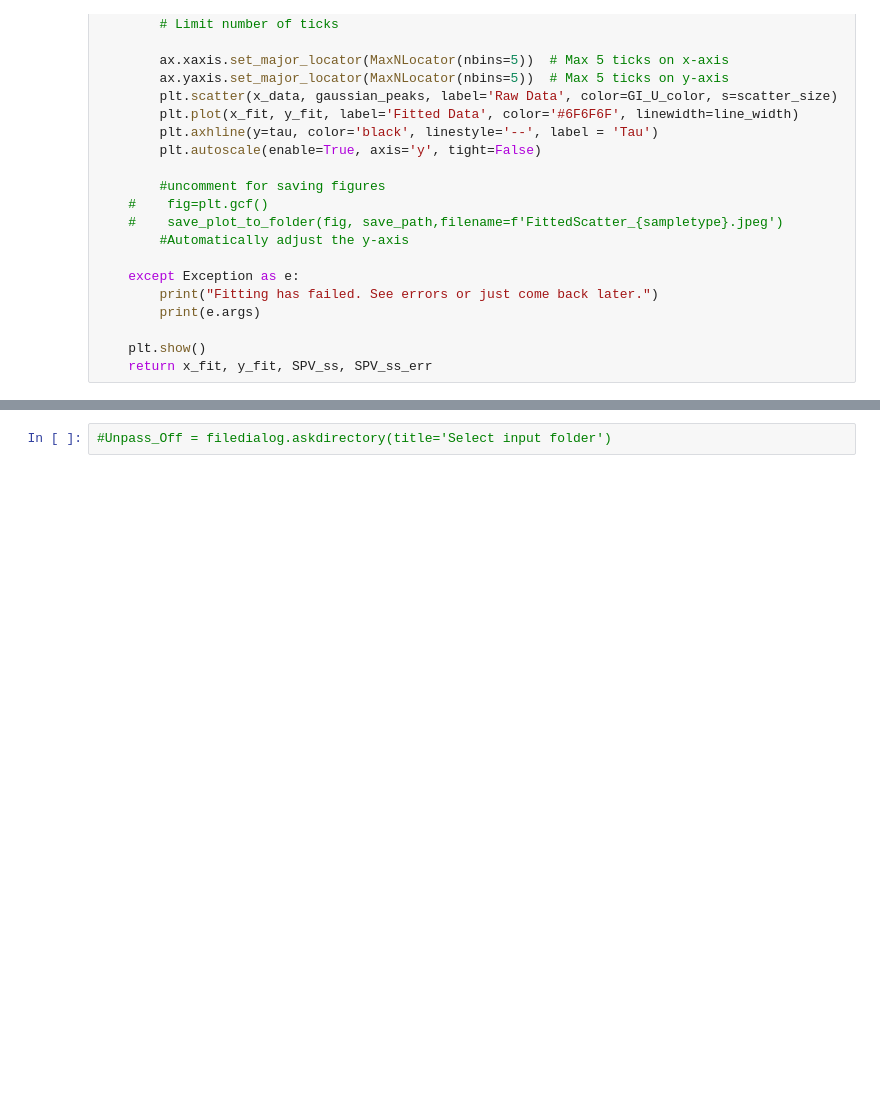
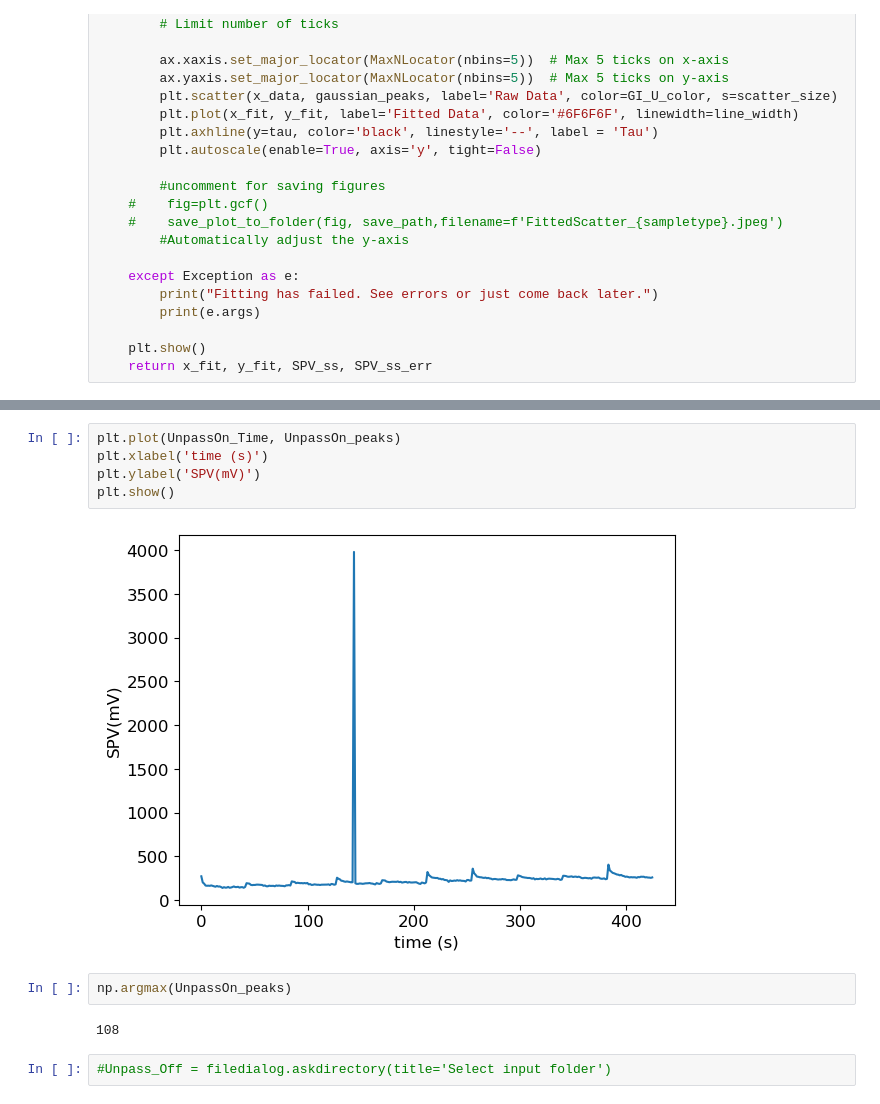
Before and after one commit to RamadanLab/KPFM_processing, a Jupyter notebook: LineByLineTimeSeriesProcessing.ipynb, the cells around one changed output, grey strips where cells are left out. Saved outputs shown, nothing was run; the diff lists cells and outputs as text; blank space fills up the shorter version.

```diff
--- a/LineByLineTimeSeriesProcessing.ipynb
+++ b/LineByLineTimeSeriesProcessing.ipynb
@@ -302,3 +321,14 @@ UnpassOn_x_fit, UnpassOn_y_fit, UnpassOn_SPV_ss, UnpassOn_SPV_ss_std =  exponent
+# %%
+plt.plot(UnpassOn_Time, UnpassOn_peaks)
+plt.xlabel('time (s)')
+plt.ylabel('SPV(mV)')
+plt.show()
+# %% [output]
+[figure, added]
+# %%
+np.argmax(UnpassOn_peaks)
+# %% [output]
+108
 # %%
 #Unpass_Off = filedialog.askdirectory(title='Select input folder')
 # %%
```
Also changed, not shown: parts of 6 cells of this notebook, 2 other files.
